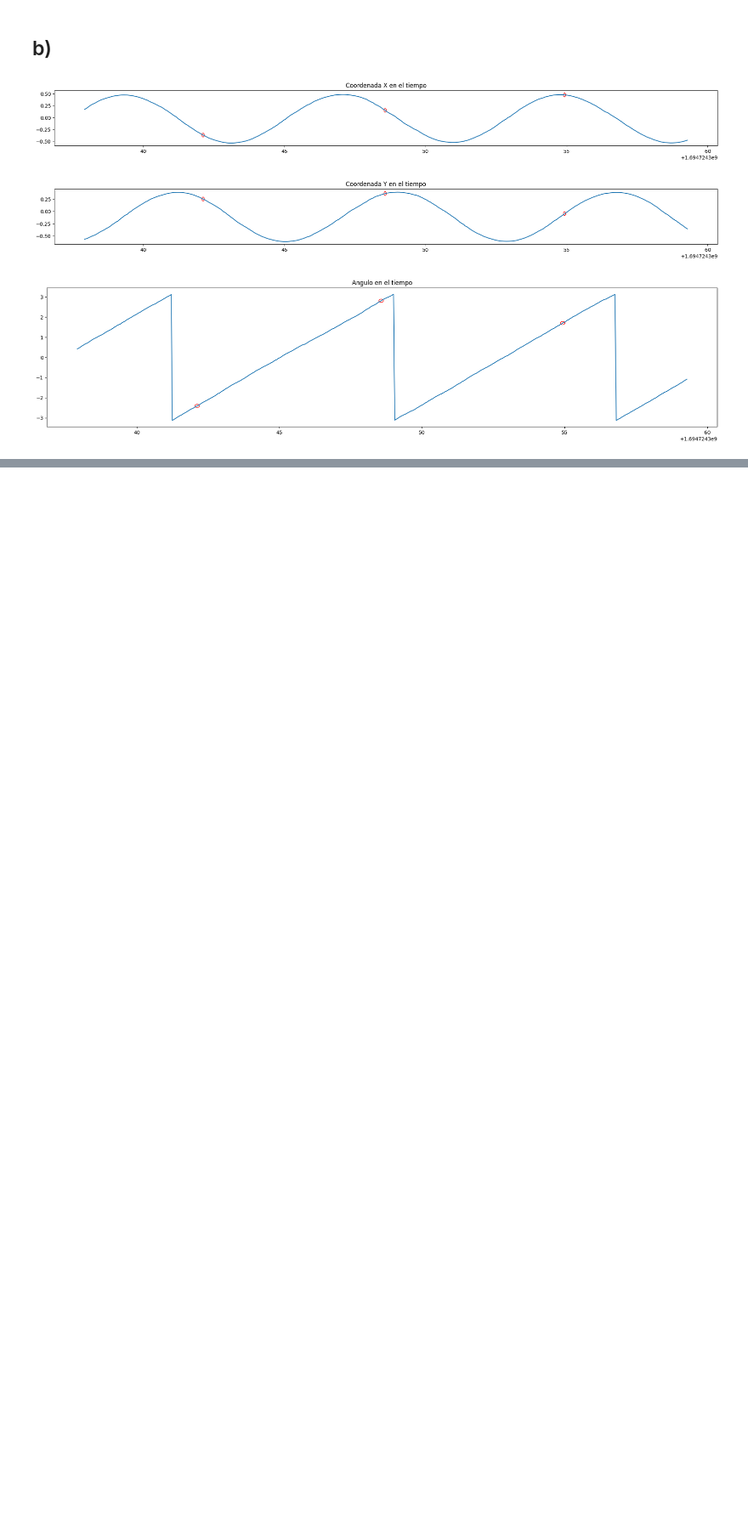
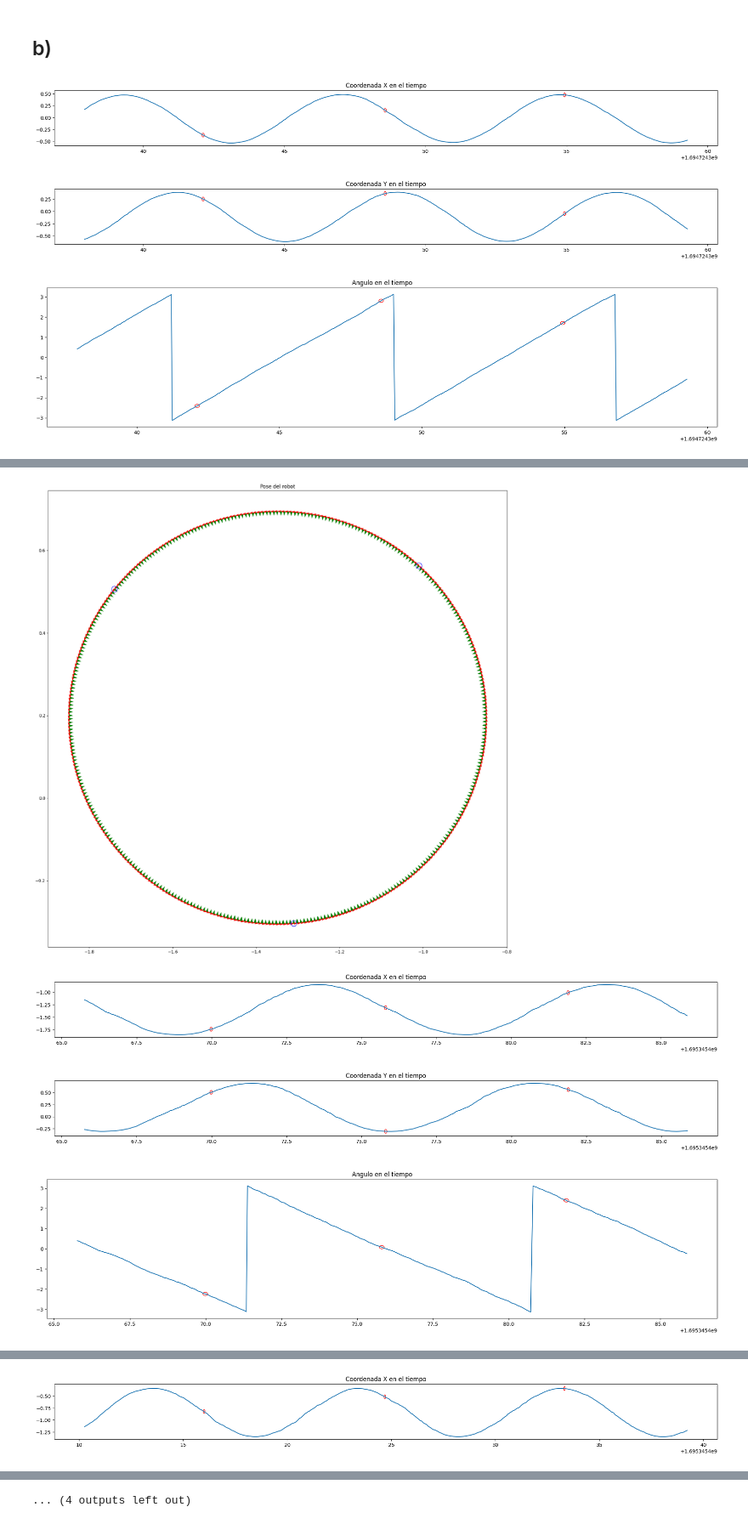
Before and after one commit to EmmanuelMess/Robotica-Movil-TP2, a Jupyter notebook: Ejercicio 7/main.ipynb, the cells around one changed output, grey strips where cells are left out. Shown at 85% size. Cells and saved outputs as stored; diff of their text form; code cells hidden in the pictures; blank space fills up the shorter version.

```diff
--- a/Ejercicio 7/main.ipynb
+++ b/Ejercicio 7/main.ipynb
@@ -111,0 +116,62 @@ plt.rcParams["figure.figsize"] = (6.4, 4.8)
+# %%
+for i, log in enumerate(["circulos/circularLinNegAngNeg.txt", "circulos/circularLinNegAngPos.txt", "circulos/circularLinPosAngNeg.txt", "circulos/circularLinPosAngPos.txt"]):
+    data = pd.read_csv(log, sep="\t", header=None, names=["timestamp", "x", "y", "theta", "v", "w"])
+
+    data["nanosecs"] = data.apply(lambda row: re.match("(?:builtin_interfaces\.msg\.Time\(sec=\d+, nanosec=)(\d+)(?:\))", row.timestamp).group(1), axis=1)
+    data["secs"] = data.apply(lambda row: re.match("(?:builtin_interfaces\.msg\.Time\(sec=)(\d+)(?:, nanosec=\d+\))", row.timestamp).group(1), axis=1)
+
+    data["g_timestamp"] = data.apply(lambda row: np.float64(row.secs) + np.float64(row.nanosecs) * 10e-10, axis=1)
+
+    selectedRow0 = data.iloc[len(data)//5]
+    selectedRow1 = data.iloc[len(data)//2]
+    selectedRow2 = data.iloc[len(data)//5*4]
+
+    plt.rcParams["figure.figsize"] = (20,20)
+
+    plt.quiver(data.x, data.y, np.cos(data.theta), np.sin(data.theta), color='r', units='xy', scale=100, linewidths=0.1)
+    plt.quiver(data.x, data.y, -np.sin(data.theta), np.cos(data.theta), color='g', units='xy', scale=100, linewidths=0.1)
+
+    plt.gca().add_patch(plt.Circle((selectedRow0.x, selectedRow0.y), 0.007, color='b', fill=False))
+    plt.gca().add_patch(plt.Circle((selectedRow1.x, selectedRow1.y), 0.007, color='b', fill=False))
+    plt.gca().add_patch(plt.Circle((selectedRow2.x, selectedRow2.y), 0.007, color='b', fill=False))
+
+    plt.title("Pose del robot")
+    plt.savefig(f"c{i}1", dpi=300)
+    plt.show()
+
+    plt.rcParams["figure.figsize"] = (6.4, 4.8)
+
+    plt.rcParams["figure.figsize"] = (24, 2)
+
+    plt.plot(data.g_timestamp, data.x)
+    plt.gca().add_patch(plt.Circle((selectedRow0.g_timestamp, selectedRow0.x), 0.04, color='r', fill=False))
+    plt.gca().add_patch(plt.Circle((selectedRow1.g_timestamp, selectedRow1.x), 0.04, color='r', fill=False))
+    plt.gca().add_patch(plt.Circle((selectedRow2.g_timestamp, selectedRow2.x), 0.04, color='r', fill=False))
+    plt.title("Coordenada X en el tiempo")
+    plt.savefig(f"c{i}2", dpi=300)
+    plt.show()
+
+    plt.plot(data.g_timestamp, data.y)
+    plt.gca().add_patch(plt.Circle((selectedRow0.g_timestamp, selectedRow0.y), 0.04, color='r', fill=False))
+    plt.gca().add_patch(plt.Circle((selectedRow1.g_timestamp, selectedRow1.y), 0.04, color='r', fill=False))
+    plt.gca().add_patch(plt.Circle((selectedRow2.g_timestamp, selectedRow2.y), 0.04, color='r', fill=False))
+    plt.title("Coordenada Y en el tiempo")
+    plt.savefig(f"c{i}3", dpi=300)
+    plt.show()
+
+    plt.rcParams["figure.figsize"] = (24, 5)
+
+    plt.plot(data.g_timestamp, data.theta)
+    plt.gca().add_patch(plt.Circle((selectedRow0.g_timestamp, selectedRow0.theta), 0.08, color='r', fill=False))
+    plt.gca().add_patch(plt.Circle((selectedRow1.g_timestamp, selectedRow1.theta), 0.08, color='r', fill=False))
+    plt.gca().add_patch(plt.Circle((selectedRow2.g_timestamp, selectedRow2.theta), 0.08, color='r', fill=False))
+    plt.title("Angulo en el tiempo")
+    plt.savefig(f"c{i}4", dpi=300)
+    plt.show()
+
+    plt.rcParams["figure.figsize"] = (6.4, 4.8)
+# %% [output]
+[figure, added]
+[figure, added]
+[figure, added]
+[figure, added]
@@ -111,0 +179 @@ plt.rcParams["figure.figsize"] = (6.4, 4.8)
+[figure, added]
@@ -111,0 +186 @@ plt.rcParams["figure.figsize"] = (6.4, 4.8)
+... (4 outputs left out)
```
Also changed, not shown: parts of 3 cells of this notebook, 21 other files.
